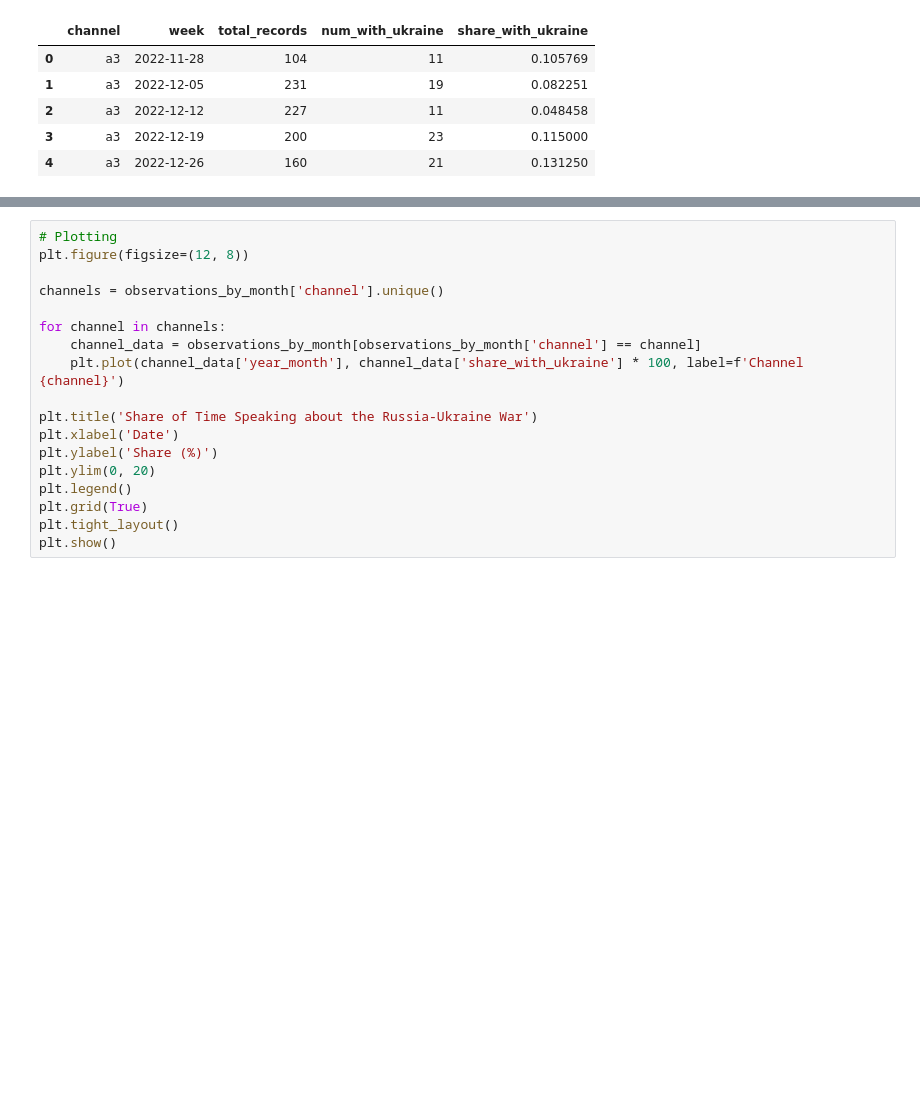
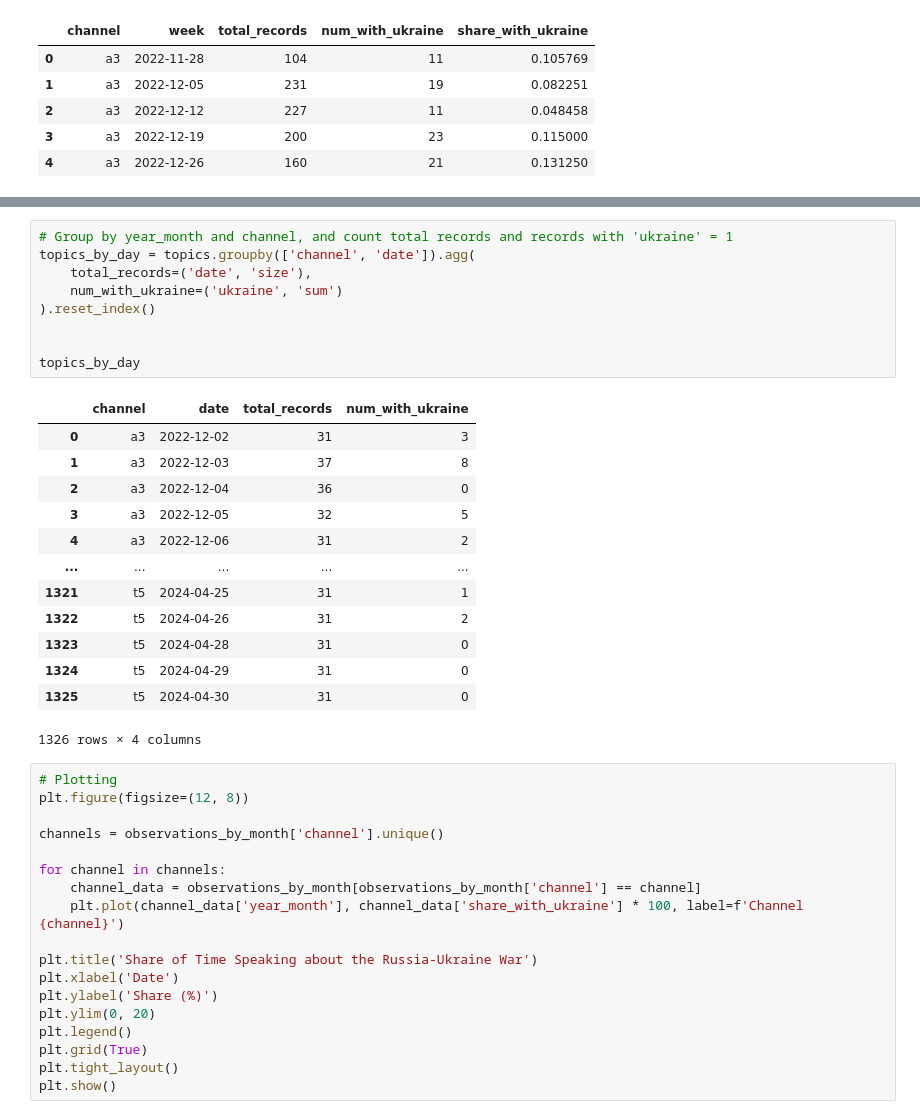
Before and after one commit to adgianv/Thesis---War-Image-Classification, a Jupyter notebook: Inference.ipynb, the cells around one changed output, grey strips where cells are left out. Drawn from its saved outputs; the diff is of its cells as text; blank space fills up the shorter version.

```diff
--- a/Inference.ipynb
+++ b/Inference.ipynb
@@ -89,3 +105,26 @@ observations_by_week.head()
+# %%
+# Group by year_month and channel, and count total records and records with 'ukraine' = 1
+topics_by_day = topics.groupby(['channel', 'date']).agg(
+    total_records=('date', 'size'),
+    num_with_ukraine=('ukraine', 'sum')
+).reset_index()
+
+
+topics_by_day
+# %% [output]
+|  | channel | date | total_records | num_with_ukraine |
+| 0 | a3 | 2022-12-02 | 31 | 3 |
+| 1 | a3 | 2022-12-03 | 37 | 8 |
+| 2 | a3 | 2022-12-04 | 36 | 0 |
+| 3 | a3 | 2022-12-05 | 32 | 5 |
+| 4 | a3 | 2022-12-06 | 31 | 2 |
+| ... | ... | ... | ... | ... |
+| 1321 | t5 | 2024-04-25 | 31 | 1 |
+| 1322 | t5 | 2024-04-26 | 31 | 2 |
+| 1323 | t5 | 2024-04-28 | 31 | 0 |
+| 1324 | t5 | 2024-04-29 | 31 | 0 |
+| 1325 | t5 | 2024-04-30 | 31 | 0 |
+1326 rows × 4 columns
 # %%
 # Plotting
 plt.figure(figsize=(12, 8))
```
Also changed, not shown: parts of 10 cells of this notebook, 2 other files.
